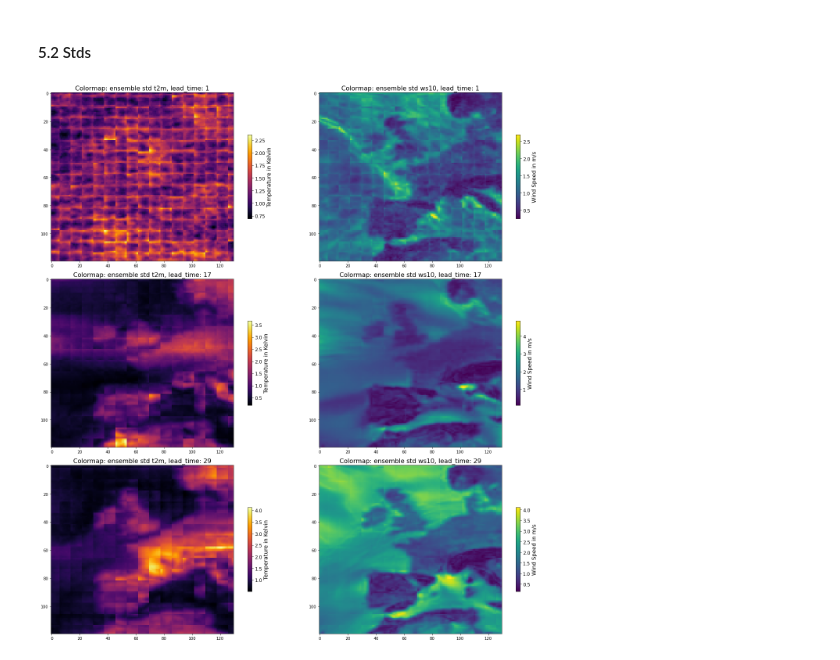
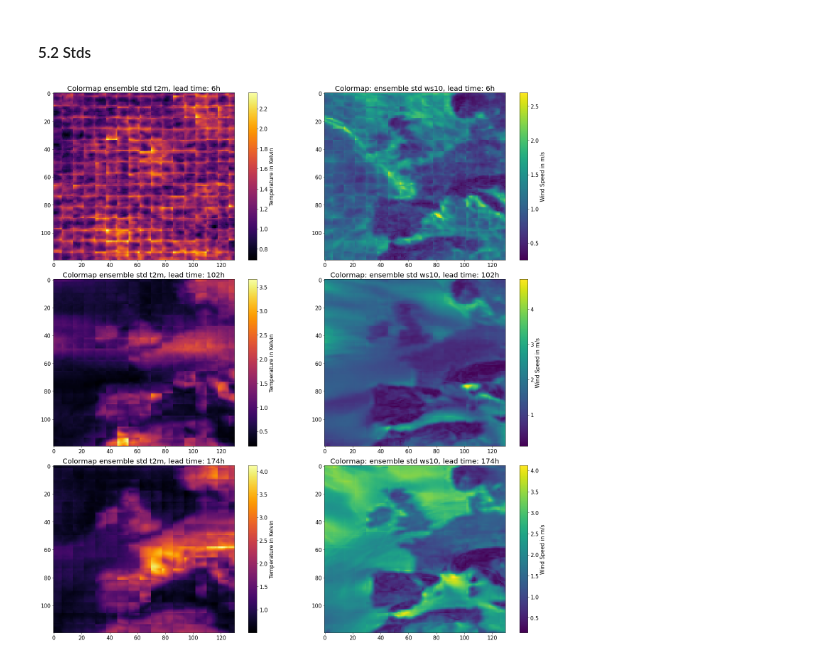
Before and after one commit to cleveryangcong/Bachelor_Thesis, a Jupyter notebook: notebooks/reports/1.0-dc-data_visualization.ipynb, the cells around one changed output. Saved outputs shown, nothing was run; the diff lists cells and outputs as text; code cells hidden in the pictures.

```diff
--- a/notebooks/reports/1.0-dc-data_visualization.ipynb
+++ b/notebooks/reports/1.0-dc-data_visualization.ipynb
@@ -153,23 +162,26 @@ plt.show()
 ### 3. Lead_time - Ens_std
 # %%
 labels = [
-    "Wind Speed m/s",
-    "Wind Speed m/s",
-    "Temperature Kelvin",
-    "Temperature Kelvin",
-    "Geopotential m",
-    "Wind Speed m/s",
+    "Wind Speed in m/s",
+    "Wind Speed in m/s",
+    "Temperature in Kelvin",
+    "Temperature in Kelvin",
+    "Geopotential in m",
+    "Wind Speed in m/s",
 ]
 fig, axs = plt.subplots(ncols=1, nrows=6, figsize=(10, 20))
 for i in range(6):
     dat_train_denorm[i][var_names[i] + "_train"].isel(
         forecast_date=ran_forecast_date, lat=ran_lat, lon=ran_lon, mean_std=1
     ).plot(x="lead_time", ax=axs[i])
-    axs[i].set_title(var_names[i] + " - lead time - ensemble std")
+    axs[i].set_title(var_names[i] + " - lead time - ensemble std", size=15)
     axs[i].set_ylabel(labels[i])
+    axs[i].set_xlabel("lead time in hours")
+    current_xticks = axs[i].get_xticks()
+    axs[i].set_xticklabels(current_xticks * 6)
 plt.tight_layout()
 # plt.savefig(
-#     "/home/dchen/BA_CH_EN/reports/figures/line_plot_lead_ens-std_all.pdf"
+#     "/home/dchen/BA_CH_EN/reports/figures/line_plot_lead_hours_ens-std_all.pdf"
 # )  # save plot for remaining variables
 plt.show()
 # %% [output]
@@ -313,43 +357,45 @@ plt.show()
 # %%
 lead_time_std = [1, 17, 29]
 days_back = [0, 5, 7]
+lead_time_hours = ["6h", "102h", "174h"]
 t2m_std_preds = []
 ws10_std_preds = []
 
 for count, lead in enumerate(lead_time_std):
     t2m_std_preds.append(
         dat_train_denorm[2].t2m_train.isel(
             lead_time=lead, mean_std=1, forecast_date=lead - days_back[count],
         )
     )
     ws10_std_preds.append(
         dat_train_denorm[5].ws10_train.isel(
             lead_time=lead, mean_std=1, forecast_date=lead - days_back[count],
         )
     )
 
-fig = plt.figure(figsize=(20, 20))
+fig = plt.figure(figsize=(22, 22))
 
 # Create titles and labels for the two types of predictions
-titles = {0: "Colormap: ensemble std t2m", 1: "Colormap: ensemble std ws10"}
+titles = {0: "Colormap ensemble std t2m", 1: "Colormap: ensemble std ws10"}
 labels = {0: "Temperature in Kelvin", 1: "Wind Speed in m/s"}
 cmaps = {0: "inferno", 1: "viridis"}
 
 # Loop over the three lead times
 for j in range(3):
     # Loop over the two types of predictions
     for i, preds in enumerate([t2m_std_preds, ws10_std_preds]):
         ax = fig.add_subplot(3, 2, 2 * j + i + 1)
         im = ax.imshow(preds[j].values, cmap=cmaps[i])
-        ax.set_title(f"{titles[i]}, lead_time: {lead_time_std[j]}", fontsize=16)
-        cbar = fig.colorbar(im, ax=ax, shrink=0.5)
-        cbar.set_label(labels[i], size=14)
-        cbar.ax.tick_params(labelsize=12)
+        ax.set_title(f"{titles[i]}, lead time: {lead_time_hours[j]}", size=20)
+        cbar = fig.colorbar(im, ax=ax, shrink=1)
+        cbar.set_label(labels[i], size=15)
+        cbar.ax.tick_params(labelsize=15)
+        ax.tick_params(axis="both", which="major", labelsize=15)
 plt.tight_layout()
 plt.savefig(
     f"/home/dchen/BA_CH_EN/reports/figures/heatmap_t2m_ws10_std_lead_all_values.pdf"
 )
 plt.show()
 # %% [output]
-[figure, old version]
+[figure, new version]
 [interactive output not drawn]
```
Also changed, not shown: parts of 6 cells of this notebook, 8 other files.
